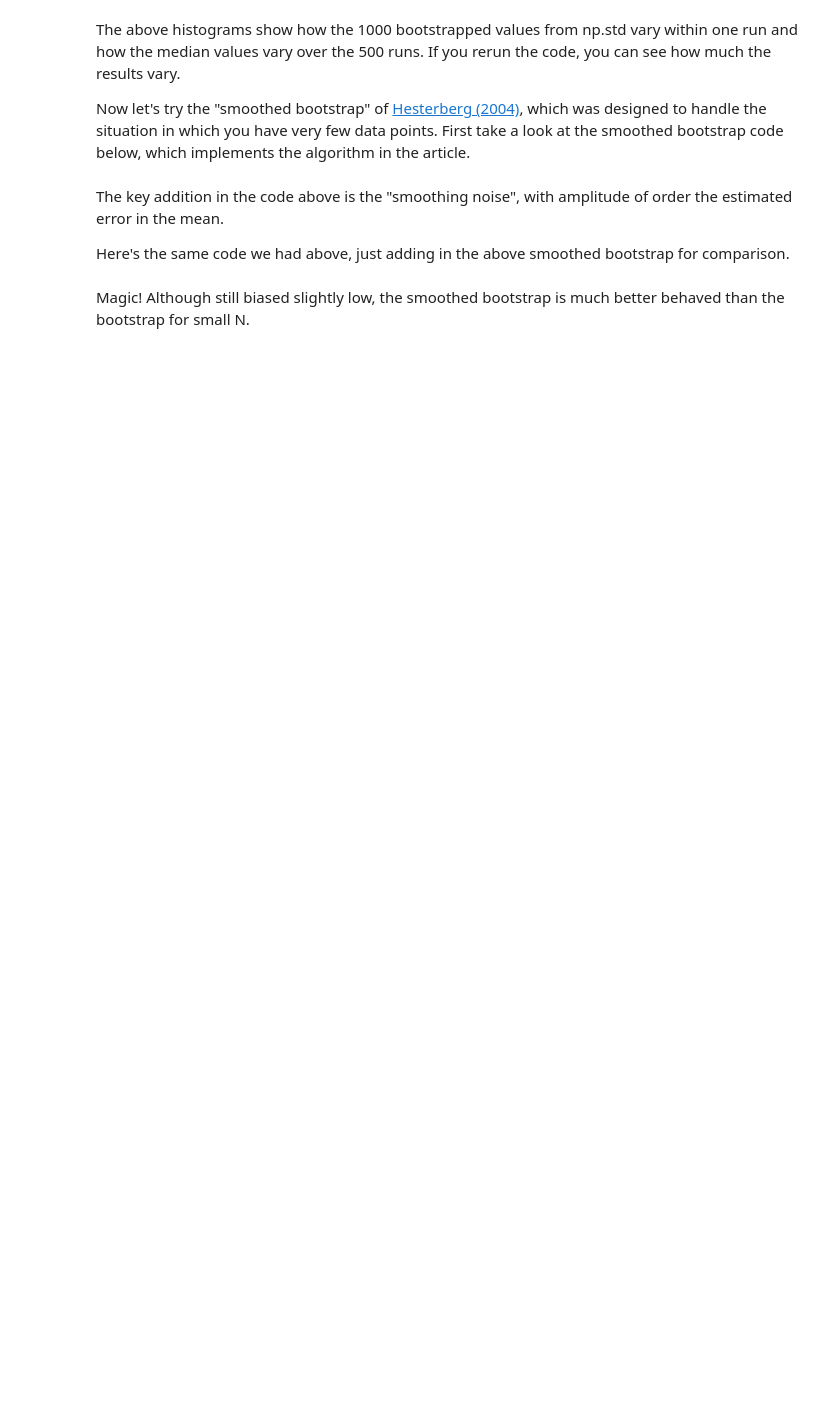
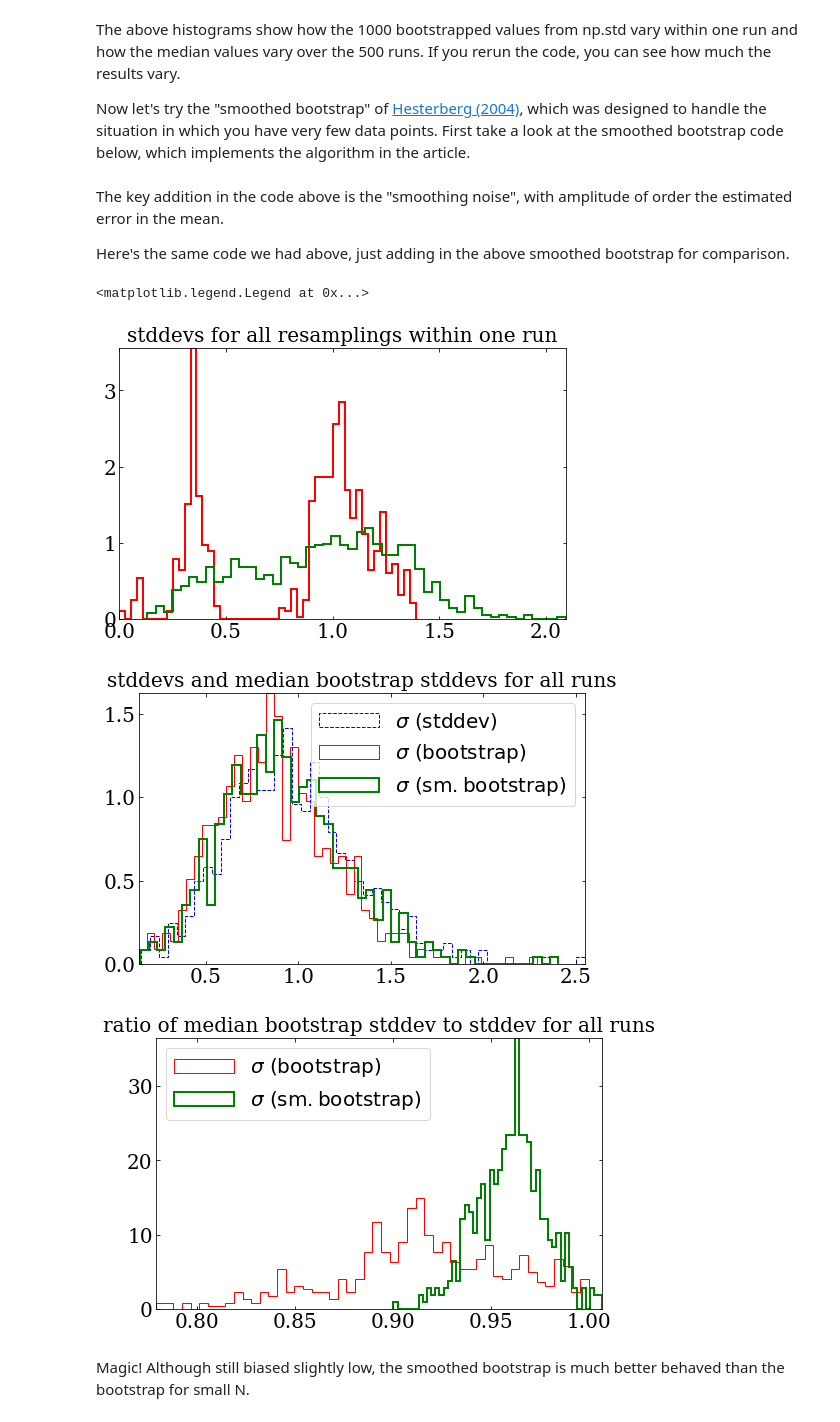
Before and after one commit to capprogram/2021bootcamp, a Jupyter notebook: bootstrapping/bootstrapping.ipynb, the cells around one changed output. Saved outputs shown, nothing was run; the diff lists cells and outputs as text; code cells hidden in the pictures; blank space fills up the shorter version.

```diff
--- a/bootstrapping/bootstrapping.ipynb
+++ b/bootstrapping/bootstrapping.ipynb
@@ -298,40 +305,45 @@ sigboot = np.zeros(nruns)
 sigsmboot = np.zeros(nruns)
 
 for irun in range(nruns):
     np.random.seed()
     data = stats.norm(truemean, truesigma).rvs(Ndata)
     sigstddev[irun] = np.std(data,ddof=1)
     sigstddevboot = mlre.bootstrap(data, Nbootstrap,  np.std, kwargs=dict(axis=1, ddof=1))
     sigboot[irun] = np.median(sigstddevboot)
     sigstddevsmboot = smoothedbootstrap(data, Nbootstrap,  np.std, kwargs=dict(axis=1, ddof=1))
     sigsmboot[irun] = np.median(sigstddevsmboot)
 #    code here in loop looks at all bootstrap results for a single run (single data set)
     if irun == 7: # choose 7 as an example run for no particular reason
         fig0, ax0 = plt.subplots(figsize=(8, 5))
-        ax0.hist(sigstddevboot, bins=50, normed=True, histtype='step',
+        ax0.hist(sigstddevboot, bins=50, density=True, histtype='step',
            color='red', lw=2, label=r'$\sigma\ {\rm (bootstrap)}$')
-        ax0.hist(sigstddevsmboot, bins=50, normed=True, histtype='step',
+        ax0.hist(sigstddevsmboot, bins=50, density=True, histtype='step',
             color='green', lw=2, label=r'$\sigma\ {\rm (sm. bootstrap)}$')
         ax0.set_title("stddevs for all resamplings within one run")
 
 # code below looks at the median bootstrap results for all nruns data sets (one median per run)
 fig, ax = plt.subplots(figsize=(8, 5))
-ax.hist(sigstddev, bins=50, normed=True, histtype='step',
+ax.hist(sigstddev, bins=50, density=True, histtype='step',
         color='blue', ls='dashed', label=r'$\sigma\ {\rm (stddev)}$')
-ax.hist(sigboot, bins=50, normed=True, histtype='step',
+ax.hist(sigboot, bins=50, density=True, histtype='step',
         color='red', label=r'$\sigma\ {\rm (bootstrap)}$')
-ax.hist(sigsmboot, bins=50, normed=True, histtype='step',
+ax.hist(sigsmboot, bins=50, density=True, histtype='step',
         color='green', lw=2, label=r'$\sigma\ {\rm (sm. bootstrap)}$')
 ax.set_title("stddevs and median bootstrap stddevs for all runs")
 ax.legend()
 
 fig2, ax2 = plt.subplots(figsize=(8, 5))
-ax2.hist(sigboot/sigstddev, bins=50, normed=True, histtype='step',
+ax2.hist(sigboot/sigstddev, bins=50, density=True, histtype='step',
         color='red', label=r'$\sigma\ {\rm (bootstrap)}$')
-ax2.hist(sigsmboot/sigstddev, bins=50, normed=True, histtype='step',
+ax2.hist(sigsmboot/sigstddev, bins=50, density=True, histtype='step',
         color='green', lw=2, label=r'$\sigma\ {\rm (sm. bootstrap)}$')
 ax2.set_title("ratio of median bootstrap stddev to stddev for all runs")
 ax2.legend(loc='upper left')
+# %% [output]
+<matplotlib.legend.Legend at 0x...>
+[figure, added]
+[figure, added]
+[figure, added]
 # %% [markdown]
 Magic! Although still biased slightly low, the smoothed bootstrap is much better behaved than the bootstrap for small N.
 # %% [markdown]
```
Also changed, not shown: parts of 5 cells of this notebook.
